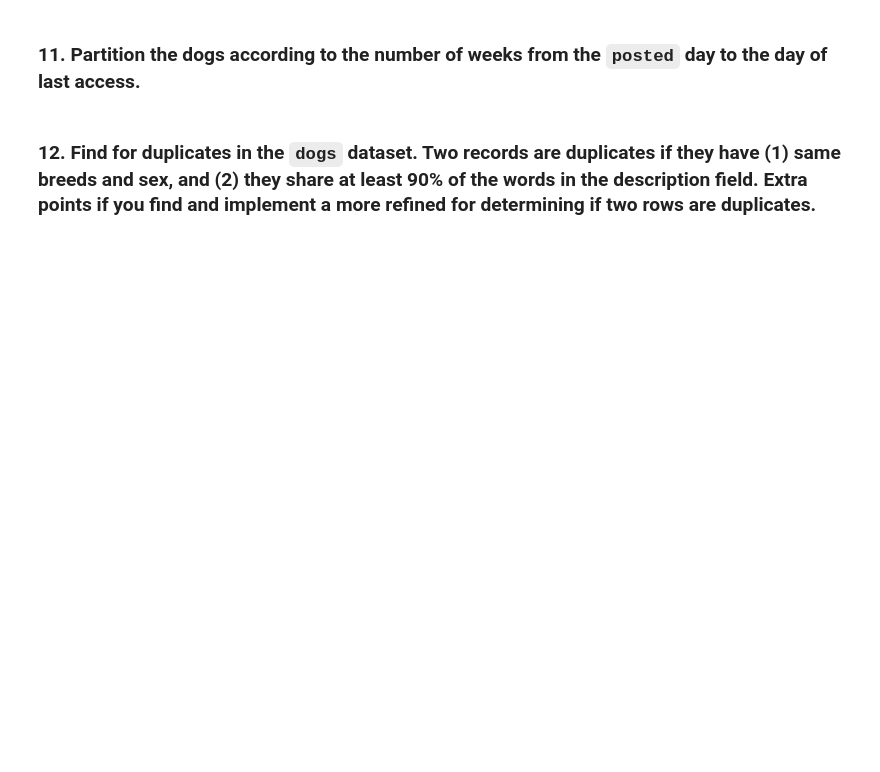
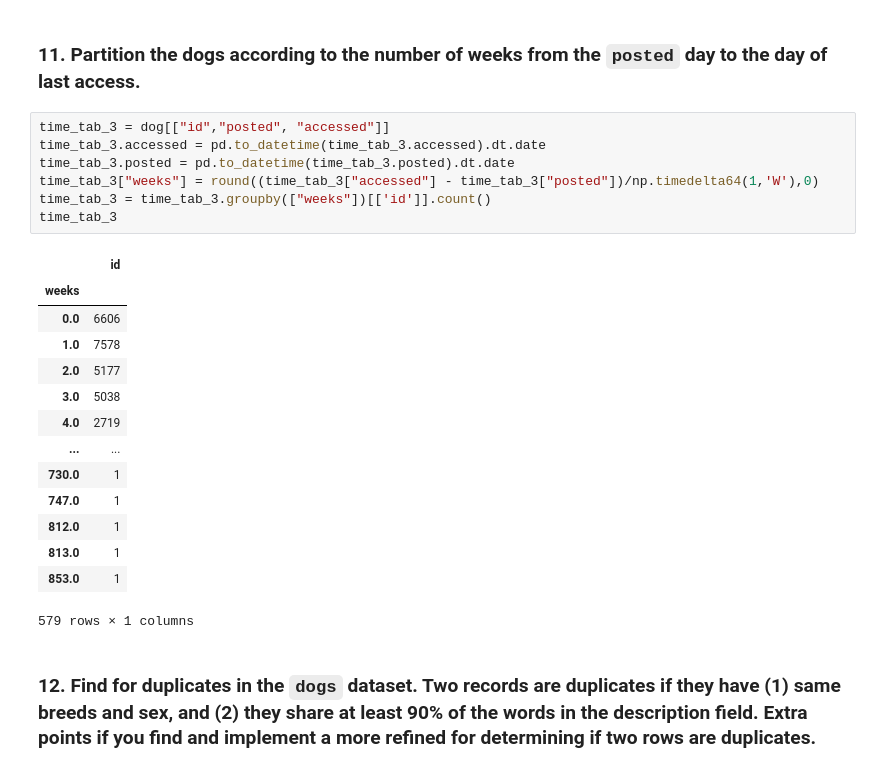
Before and after one commit to CoroTheBoss/CS-project, a Jupyter notebook: notebook.ipynb, the cells around one changed output. Cells and saved outputs as stored; diff of their text form; blank space fills up the shorter version.

```diff
--- a/notebook.ipynb
+++ b/notebook.ipynb
@@ -286,4 +279,26 @@ state_tab_2.head()
 # %% [markdown]
 ### 11. Partition the dogs according to the number of weeks from the `posted` day to the day of last access.
+# %%
+time_tab_3 = dog[["id","posted", "accessed"]]
+time_tab_3.accessed = pd.to_datetime(time_tab_3.accessed).dt.date
+time_tab_3.posted = pd.to_datetime(time_tab_3.posted).dt.date
+time_tab_3["weeks"] = round((time_tab_3["accessed"] - time_tab_3["posted"])/np.timedelta64(1,'W'),0)
+time_tab_3 = time_tab_3.groupby(["weeks"])[['id']].count()
+time_tab_3
+# %% [output]
+|  | id |
+| weeks |  |
+| 0.0 | 6606 |
+| 1.0 | 7578 |
+| 2.0 | 5177 |
+| 3.0 | 5038 |
+| 4.0 | 2719 |
+| ... | ... |
+| 730.0 | 1 |
+| 747.0 | 1 |
+| 812.0 | 1 |
+| 813.0 | 1 |
+| 853.0 | 1 |
+579 rows × 1 columns
 # %% [markdown]
 ### 12. Find for duplicates in the `dogs` dataset. Two records are duplicates if they have (1) same breeds and sex, and (2) they share at least 90% of the words in the description field. Extra points if you find and implement a more refined for determining if two rows are duplicates.
```
Also changed, not shown: parts of 5 cells of this notebook.
